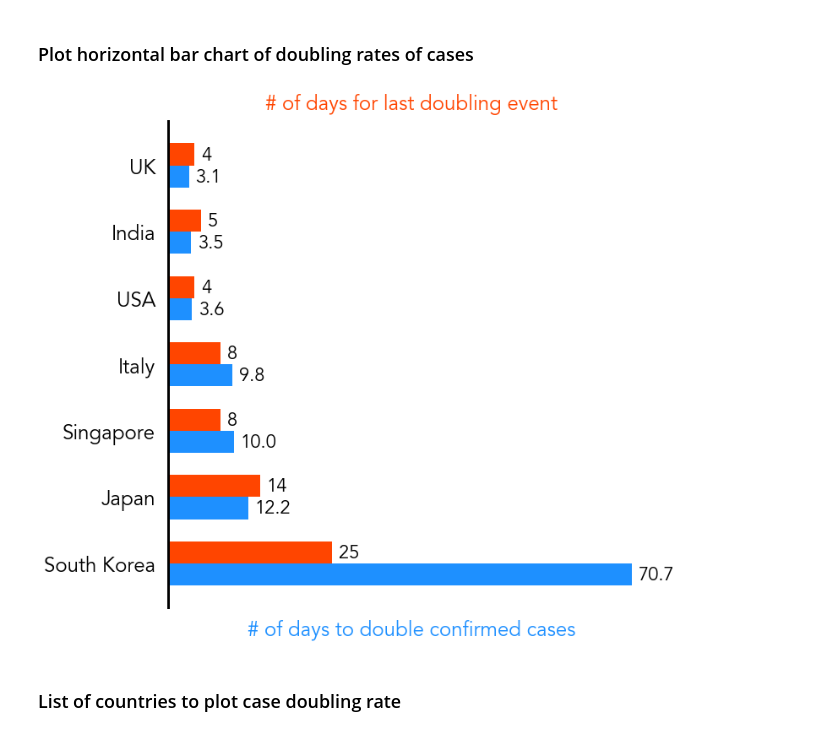
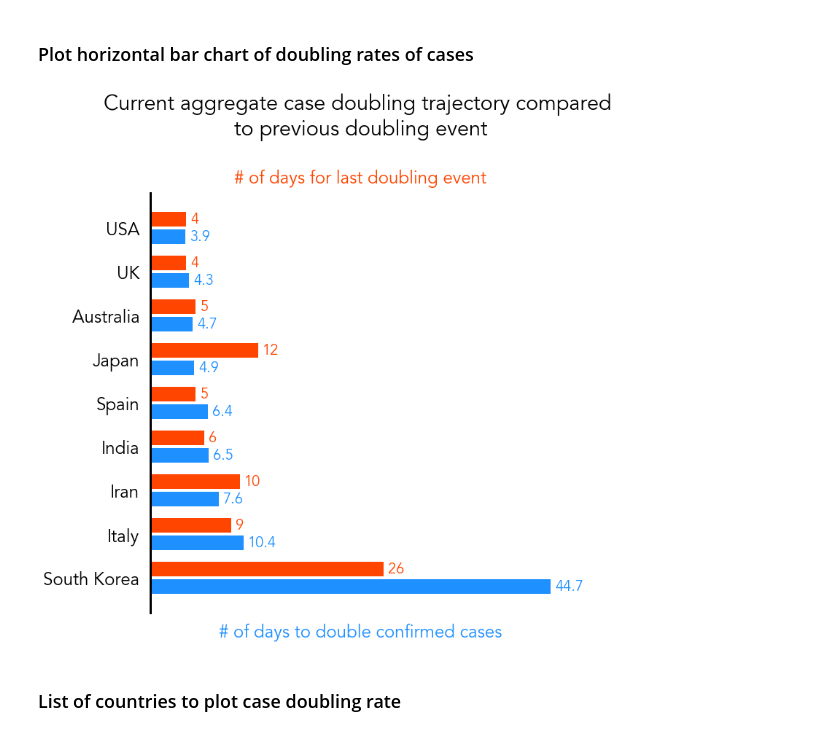
Before and after one commit to naveenv92/covid-19-visualization, a Jupyter notebook: covid_visualization.ipynb, the cells around one changed output. Cells and saved outputs as stored; diff of their text form; code cells hidden in the pictures.

```diff
--- a/covid_visualization.ipynb
+++ b/covid_visualization.ipynb
@@ -207,8 +210,8 @@ mpl.rcParams['font.family'] = 'Avenir'
 plt.rcParams['axes.linewidth'] = 3
 plt.rcParams['font.size'] = 24
 
-# Generate list of colors from 'ocean' colormap for highlighted countries and a color for the background countries
-colors = cm.get_cmap('ocean', 1.5*len(highlighted_countries))
+# Generate list of colors from 'inferno' colormap for highlighted countries and a color for the background countries
+colors = cm.get_cmap('inferno', int(1.5*len(highlighted_countries)))
 color_bg = '#c6c6c6'
 
 # Create figure and axes
@@ -291,6 +294,9 @@ ax.set_ylabel('# of deaths', labelpad=10)
 ax.set_xlim(-1, x_max + 3)
 ax.set_ylim(7, y_max)
 
+# Title
+ax.set_title('Aggregate deaths from COVID-19 by country', pad=50)
+
 # Save plot (comment/uncomment as desired)
 dpi = 300 # Resolution of image
 # plt.savefig('covid-deaths.png', dpi=dpi, bbox_inches='tight')
@@ -304,13 +310,13 @@ plt.show()
 # %%
-# Plot of net cases
+# Plot of open cases
 
 # Change font and axis parameters
 mpl.rcParams['font.family'] = 'Avenir'
 plt.rcParams['axes.linewidth'] = 3
 plt.rcParams['font.size'] = 24
 
-# Generate list of colors from 'ocean' colormap for highlighted countries and a color for the background countries
-colors = cm.get_cmap('ocean', 1.5*len(highlighted_countries))
+# Generate list of colors from 'inferno' colormap for highlighted countries and a color for the background countries
+colors = cm.get_cmap('inferno', int(1.5*len(highlighted_countries)))
 color_bg = '#c6c6c6'
 
 # Create figure and axes
@@ -347,7 +353,7 @@ for i in rate:
     increase_line = [100]
     total_cases = 100
 
-    while len(increase_line) < x_max and total_cases < y_max:
+    while len(increase_line) <= x_max and total_cases < y_max:
         total_cases *= (1 + i/100.0)
         increase_line.append(total_cases)
 
@@ -387,11 +393,14 @@ ax.set_yticklabels(['', '', '100', '1,000', '10,000', '100,000'])
 
 # Set x and y-axis labels
 ax.set_xlabel(u'Days since 100$\mathregular{^{th}}$ case', labelpad=10)
-ax.set_ylabel('# of net cases', labelpad=10)
+ax.set_ylabel('# of open cases', labelpad=10)
 
 # Set axis limits
 ax.set_xlim(-1, x_max + 3)
 ax.set_ylim(70, y_max)
+
+# Title
+ax.set_title('Open cases of COVID-19 by country', pad=50)
 
 # Save plot (comment/uncomment as desired)
 dpi = 300 # Resolution of image
@@ -467,7 +476,7 @@ def doubling_rate(country, output=1):
 # %% [markdown]
 ### List of countries to plot case doubling rate
 # %%
-countries = ['USA', 'UK', 'Italy', 'South Korea', 'Japan', 'Singapore', 'India']
+countries = ['USA', 'UK', 'Italy', 'South Korea', 'Japan', 'Australia', 'India', 'Spain', 'Iran']
 # %% [markdown]
 ### Plot horizontal bar chart of doubling rates of cases
 # %%
@@ -502,42 +511,45 @@ for i in countries:
 
 # Sort the doubling rates from shortest to longest
 countries = [x for _, x in sorted(zip(double_rate, countries), reverse=True)]
 double_event = [x for _, x in sorted(zip(double_rate, double_event), reverse=True)]
 double_rate = sorted(double_rate, reverse=True)
 
-
+offset = 1.2
 double_rate_y = np.arange(0, 3*len(countries), 3)
-double_event_y = np.arange(1, 3*len(countries) + 1, 3)
+double_event_y = np.arange(offset, 3*len(countries) + 1, 3)
 
 # Plot horizontal bars for doubling rates
-ax.barh(double_rate_y, double_rate, height=1, align='edge', color='#1e90ff')
-ax.barh(double_event_y, double_event, height=1, align='edge', color='#ff4500')
+ax.barh(double_rate_y, double_rate, height=1, align='center', color='#1e90ff')
+ax.barh(double_event_y, double_event, height=1, align='center', color='#ff4500')
 
 # Places labels for the doubling rates
-padding = 1
+padding = 0.5
 for i in range(len(countries)):
-    ax.text(double_rate[i] + padding, double_rate_y[i], str(round(double_rate[i], 1)), size=22, ha='left', va='bottom')
-    ax.text(double_event[i] + padding, double_event_y[i], str(round(double_event[i], 1)), size=22, ha='left', va='bottom')
+    ax.text(double_rate[i] + padding, double_rate_y[i], str(round(double_rate[i], 1)), size=20, color='#1e90ff', ha='left', va='center')
+    ax.text(double_event[i] + padding, double_event_y[i], str(round(double_event[i], 1)), size=20, color='#ff4500', ha='left', va='center')
 
 # Remove x-tick labels
 ax.xaxis.set_ticklabels([])
 ax2.xaxis.set_ticklabels([])
 
 # Set country names for y-tick labels
-ax.set_yticks(double_event_y)
+ax.set_yticks(double_rate_y + (offset/2))
 ax.yaxis.set_ticklabels(countries)
 
 # Set x-axis label
 ax.set_xlabel('# of days to double confirmed cases', labelpad=10, color='#1e90ff')
 ax2.set_xlabel('# of days for last doubling event', labelpad=10, color='#ff4500')
 
+# Title
+ax.set_title('Current aggregate case doubling trajectory compared \nto previous doubling event', pad=80)
+
 # Save plot (comment/uncomment as desired)
 dpi = 300 # Resolution of image
 # plt.savefig('Doubling_Rate.png', dpi=dpi, bbox_inches='tight')
 
 plt.show()
 # %% [output]
-[figure, old version]
+[figure, new version]
 # %% [markdown]
 ### List of countries to plot case doubling rate
 # %%
```
Also changed, not shown: parts of 6 cells of this notebook.
